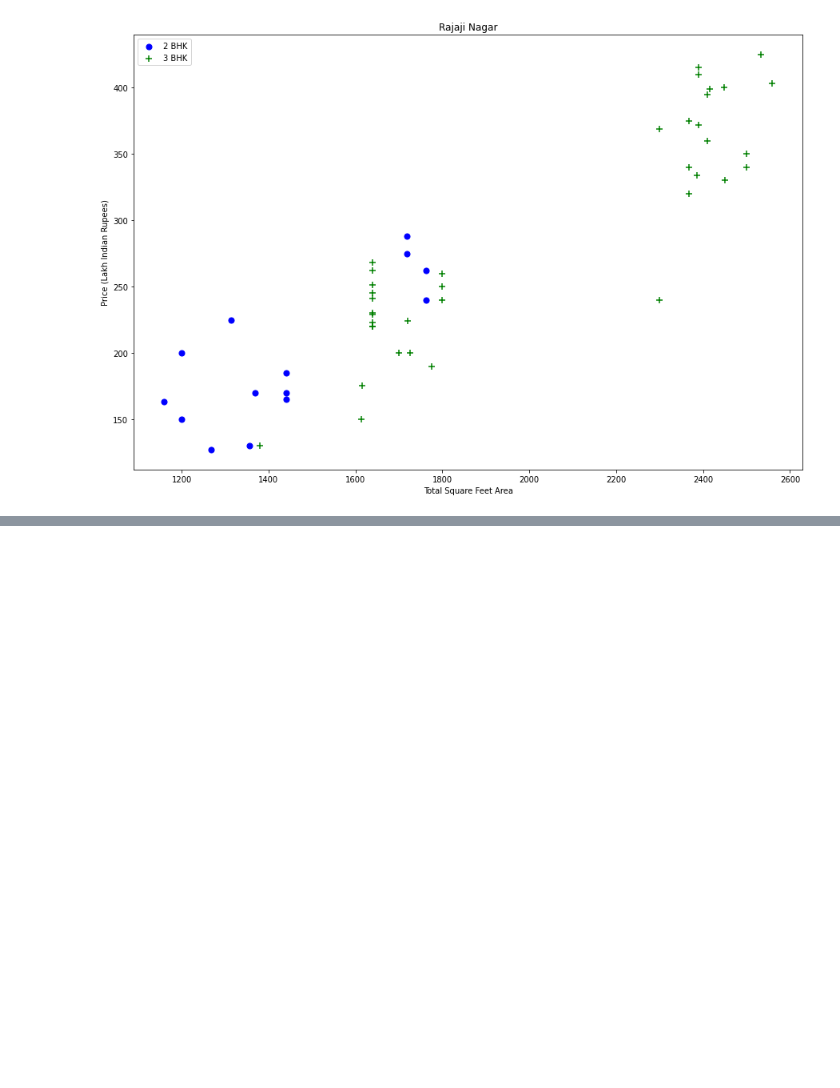
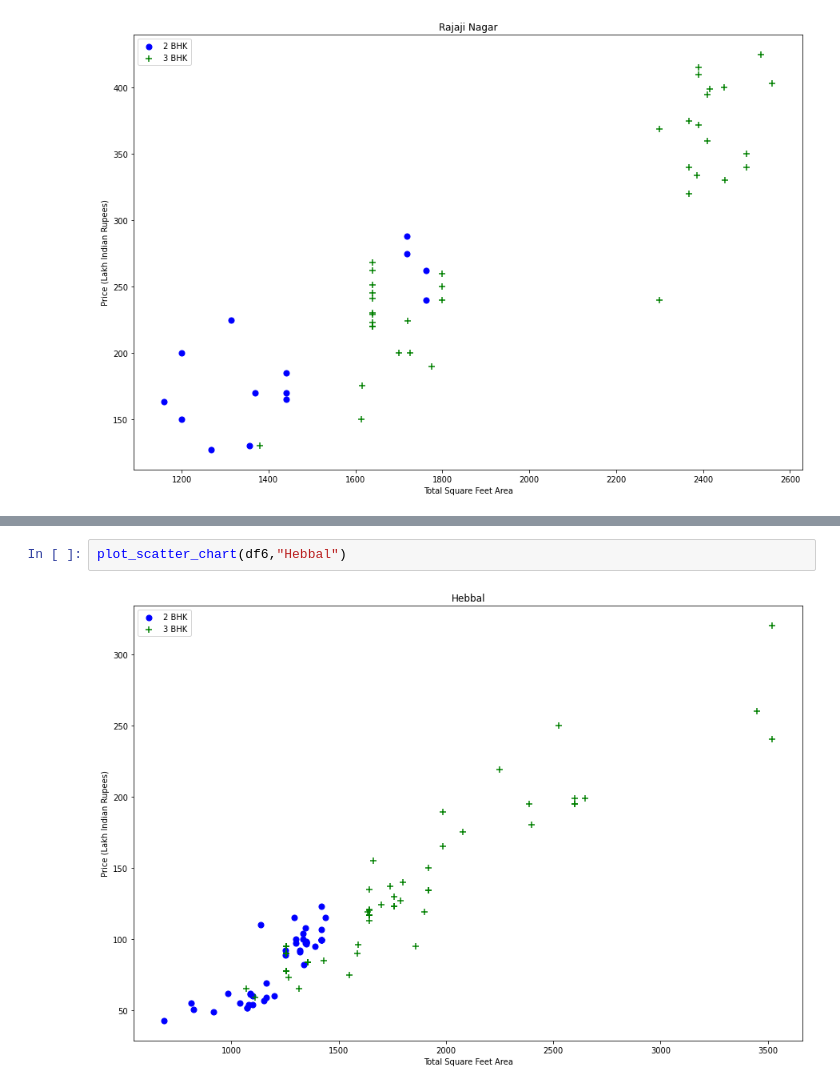
Before and after one commit to chwasiq0569/RealStatePricePrediction, a Jupyter notebook: Prediction.ipynb, the cells around one changed output, grey strips where cells are left out. Drawn from its saved outputs; the diff is of its cells as text; blank space fills up the shorter version.

```diff
--- a/Prediction.ipynb
+++ b/Prediction.ipynb
@@ -188,0 +186,4 @@ NameError: name 'df7' is not defined
+# %%
+plot_scatter_chart(df6,"Hebbal")
+# %% [output]
+[figure, added]
```
Also changed, not shown: parts of 4 cells of this notebook.
